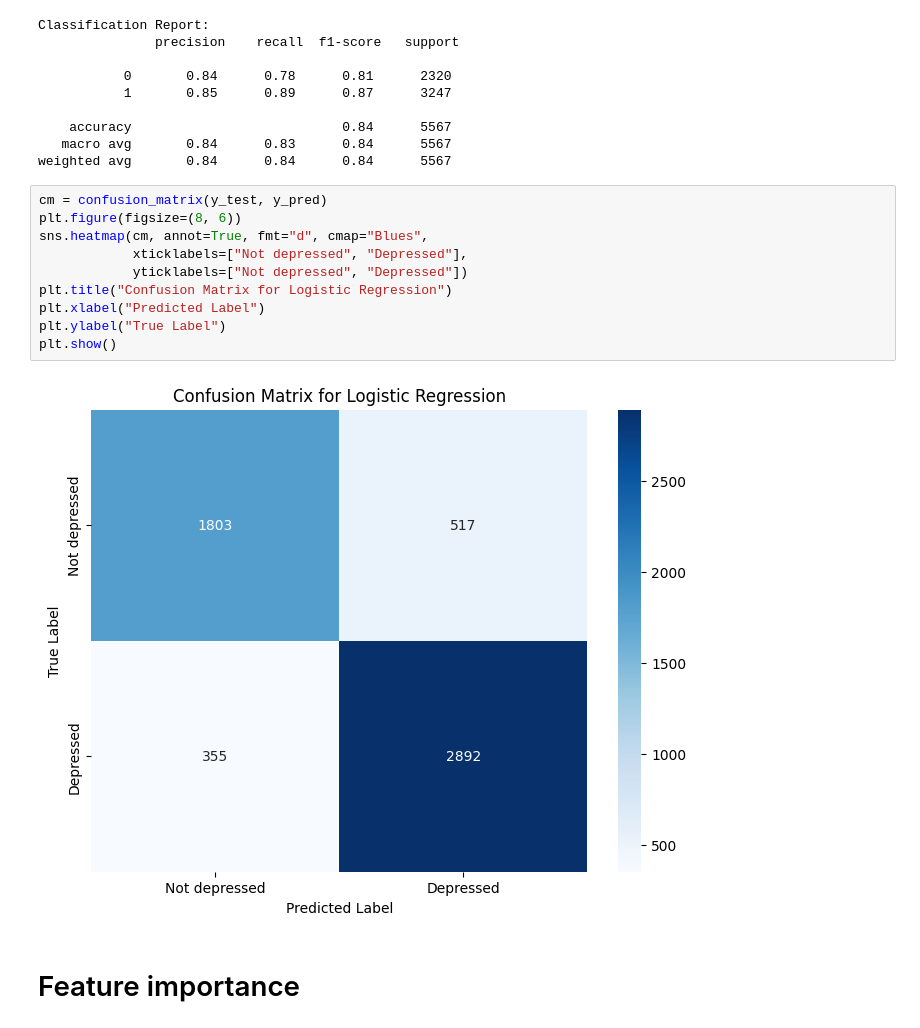
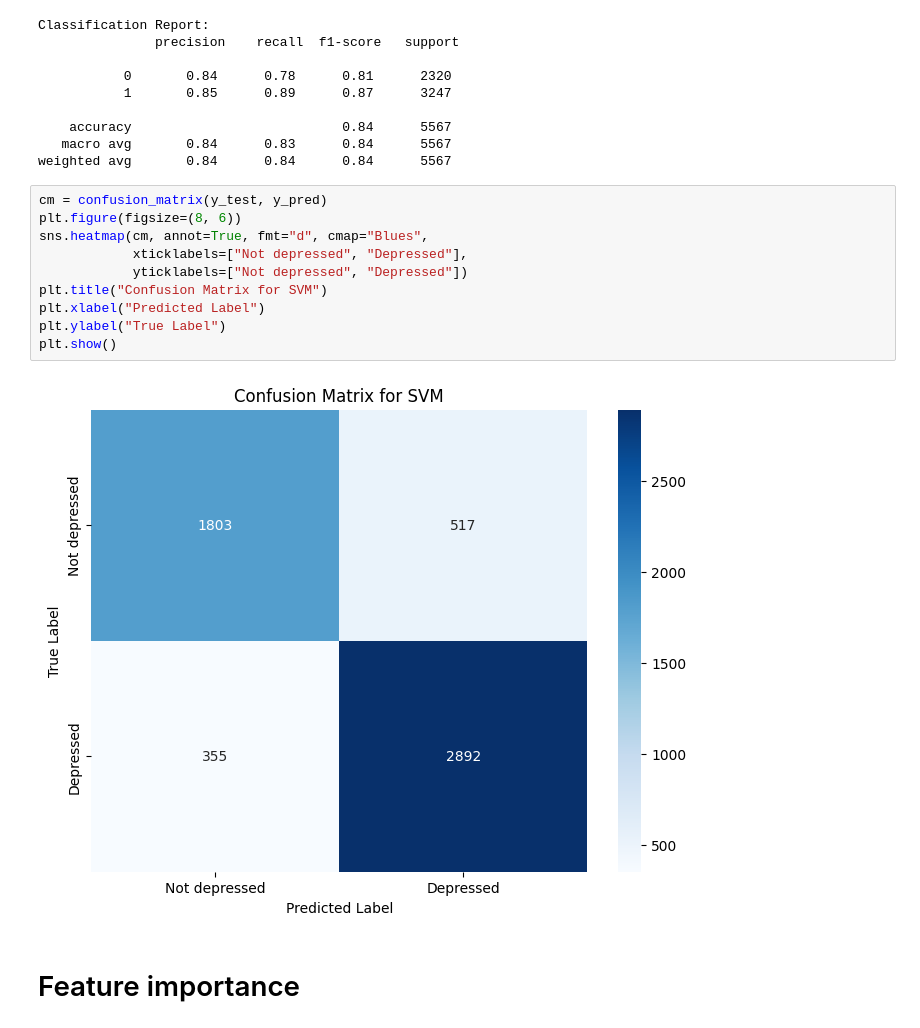
Before and after one commit to smendes2901/Student-Depression-Classification, a Jupyter notebook: SVM.ipynb, the cells around one changed output. Cells and saved outputs as stored; diff of their text form.

```diff
--- a/SVM.ipynb
+++ b/SVM.ipynb
@@ -65,15 +65,15 @@ weighted avg       0.84      0.84      0.84      5567
 # %%
 cm = confusion_matrix(y_test, y_pred)
 plt.figure(figsize=(8, 6))
 sns.heatmap(cm, annot=True, fmt="d", cmap="Blues",
             xticklabels=["Not depressed", "Depressed"],
             yticklabels=["Not depressed", "Depressed"])
-plt.title("Confusion Matrix for Logistic Regression")
+plt.title("Confusion Matrix for SVM")
 plt.xlabel("Predicted Label")
 plt.ylabel("True Label")
 plt.show()
 # %% [output]
-[figure, old version]
+[figure, new version]
 # %% [markdown]
 # Feature importance
 # %%
```
Also changed, not shown: parts of 1 cell of this notebook, 1 other file.
